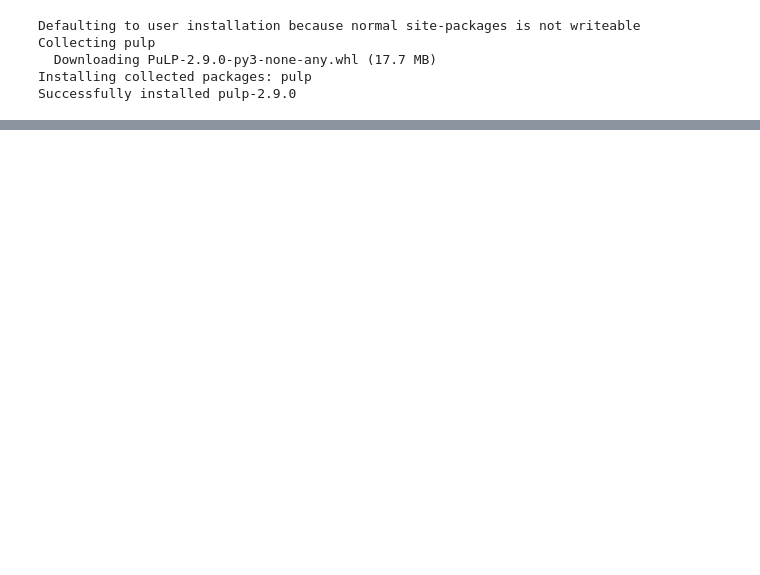
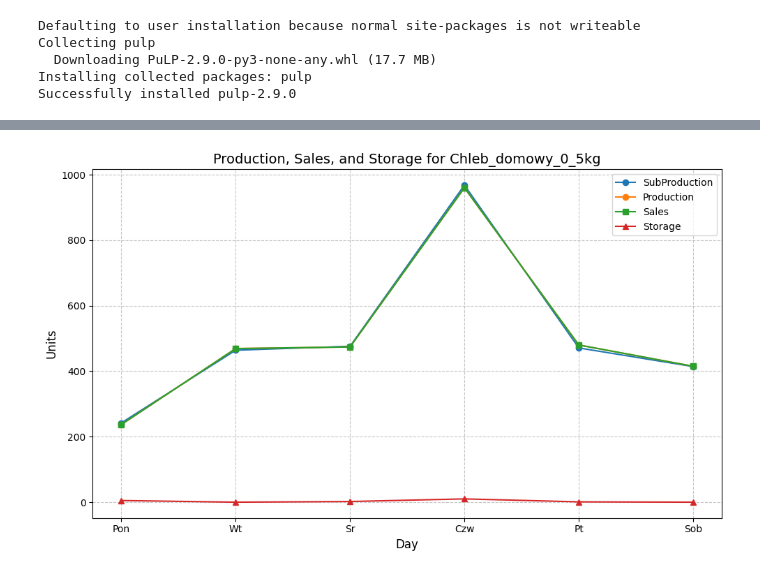
Before and after one commit to Gromiusz/bakery_optimization, a Jupyter notebook: piekarnia_ciasto.ipynb, the cells around one changed output, grey strips where cells are left out. Cells and saved outputs as stored; diff of their text form; code cells hidden in the pictures; blank space fills up the shorter version.

Commit message:
add plots

```diff
--- a/piekarnia_ciasto.ipynb
+++ b/piekarnia_ciasto.ipynb
@@ -206,0 +221,93 @@ Rogaliki_z_czekolada Sob        139.0        140.0        140.0      0.0
+# %%
+# Results
+print("Status:", pl.LpStatus[model.status])
+if pl.LpStatus[model.status] == 'Optimal':
+    print("Total Profit:", pl.value(model.objective))
+
+    print(f"{'day':<10} {'Product':<10} {'SubProduction':<12} {'Production':<12} {'Sales':<10} {'Storage':<10}")
+
+
+    # for day in days:
+    #     for product, subproduct in zip(products, subproducts):
+    #         subproduction = sub_production_vars[subproduct, day].varValue
+    #         production = production_vars[product, day].varValue
+    #         sales = sales_vars[product, day].varValue
+    #         storage = storage_vars[subproduct, day].varValue
+    #         print(f"{day:<10} {product:<10} {subproduction:<12} {production:<12} {sales:<10} {storage:<10}")
+    from tabulate import tabulate
+
+    # Prepare data for the table
+    table_data = []
+    headers = ["Day", "Product", "SubProduction", "Production", "Sales", "Storage"]
+
+    for day in days:
+        for product, subproduct in zip(products, subproducts):
+            subproduction = sub_production_vars[subproduct, day].varValue
+            production = production_vars[product, day].varValue
+            sales = sales_vars[product, day].varValue
+            storage = storage_vars[subproduct, day].varValue
+            table_data.append([day, product, subproduction, production, sales, storage])
+
+    # Print the table
+    print(tabulate(table_data, headers=headers))
+
+    import matplotlib.pyplot as plt
+    import pandas as pd
+
+    # Prepare data for DataFrame
+    data = {
+        "Day": [],
+        "Product": [],
+        "SubProduction": [],
+        "Production": [],
+        "Sales": [],
+        "Storage": []
+    }
+
+    for day in days:
+        for product, subproduct in zip(products, subproducts):
+            data["Day"].append(day)
+            data["Product"].append(product)
+            data["SubProduction"].append(sub_production_vars[subproduct, day].varValue)
+            data["Production"].append(production_vars[product, day].varValue)
+            data["Sales"].append(sales_vars[product, day].varValue)
+            data["Storage"].append(storage_vars[subproduct, day].varValue)
+
+    # Convert to DataFrame
+    df = pd.DataFrame(data)
+
+    # Plot production, sales, and storage for each product
+    for product in df["Product"].unique():
+        product_data = df[df["Product"] == product]
+
+        plt.figure(figsize=(10, 6))
+        plt.plot(product_data["Day"], product_data["SubProduction"], label="SubProduction", marker="o")
+        plt.plot(product_data["Day"], product_data["Production"], label="Production", marker="o")
+        plt.plot(product_data["Day"], product_data["Sales"], label="Sales", marker="s")
+        plt.plot(product_data["Day"], product_data["Storage"], label="Storage", marker="^")
+
+        plt.title(f"Production, Sales, and Storage for {product}", fontsize=14)
+        plt.xlabel("Day", fontsize=12)
+        plt.ylabel("Units", fontsize=12)
+        plt.legend()
+        plt.grid(True, linestyle="--", alpha=0.7)
+        plt.tight_layout()
+        plt.show()
+
+    # print("\nProduction Time Usage per Product and Day:")
+    # for day in days:
+    #     print(f"\Day: {day}")
+    #     for product in products:
+    #         total_production_time = sum(
+    #             batch_vars[product, day].varValue * production_times[product]s.get(machine, 0)
+    #             for machine in machines #.keys()
+    #         )
+    #         print(f"  Product: {product}, Total Production Time: {total_production_time:.2f} hours")
+
+else:
+    print("No optimal solution was found.")
+    # Analiza ograniczeń
+    for name, constraint in model.constraints.items():
+        if constraint.pi < 0:
+            print(f"Ograniczenie {name}: {constraint}")
+# %% [output]
@@ -206,0 +331 @@ Rogaliki_z_czekolada Sob        139.0        140.0        140.0      0.0
+[figure, added]
```
Also changed, not shown: parts of 3 cells of this notebook.
